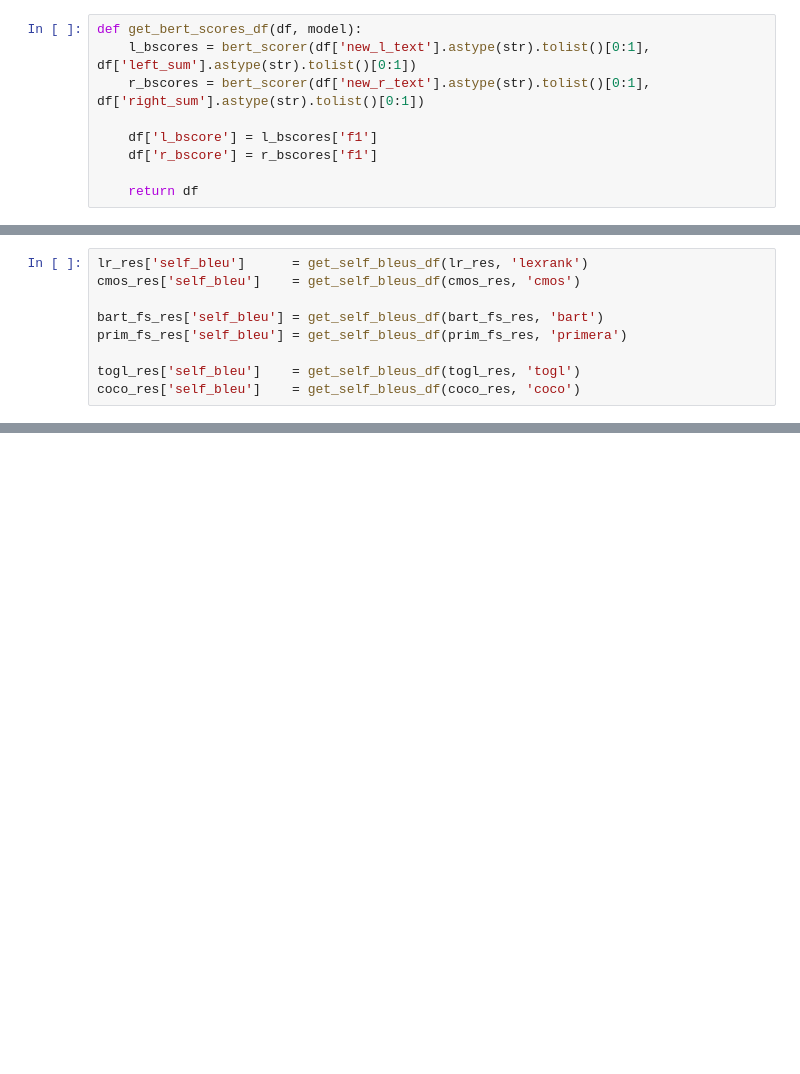
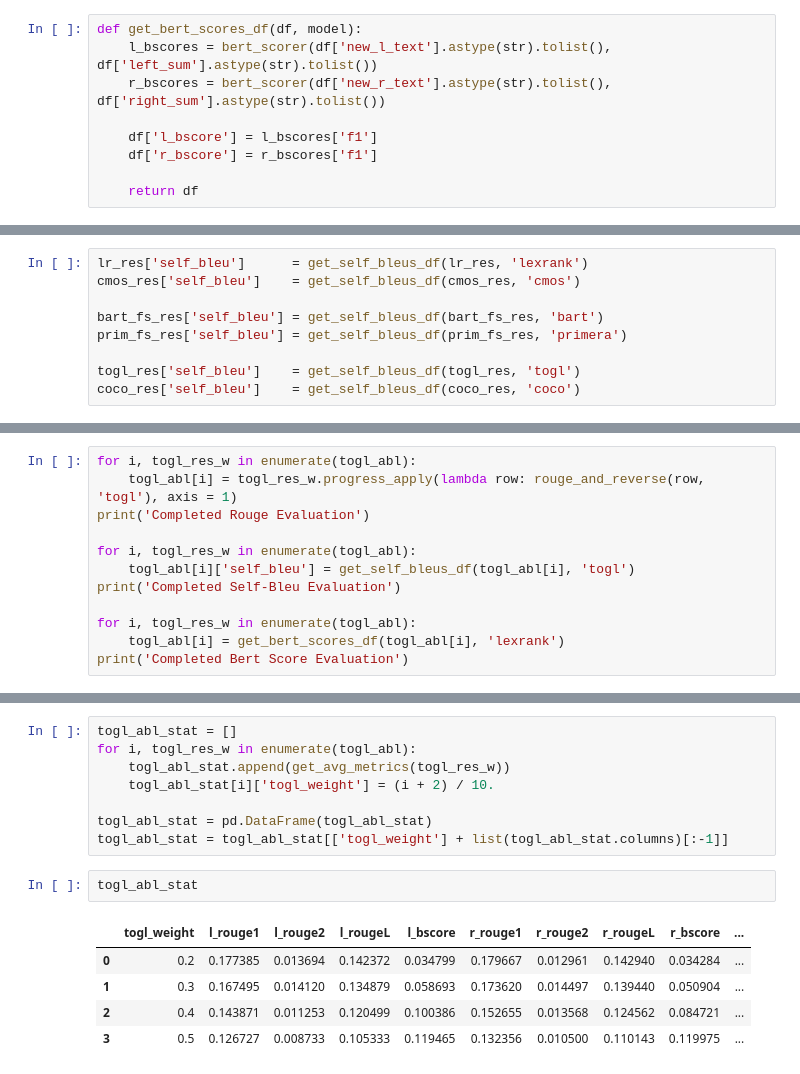
Before and after one commit to NickDeas/Abstract-Contrastive-Opinion-Summarization, a Jupyter notebook: code/experiments/Full Evaluation.ipynb, the cells around one changed output, grey strips where cells are left out. Drawn from its saved outputs; the diff is of its cells as text; blank space fills up the shorter version.

Commit message:
Full Evaluation Results

```diff
--- a/code/experiments/Full Evaluation.ipynb
+++ b/code/experiments/Full Evaluation.ipynb
@@ -133,8 +156,8 @@ def get_self_bleus_df(df, model):
     return self_bleus
 # %%
 def get_bert_scores_df(df, model):
-    l_bscores = bert_scorer(df['new_l_text'].astype(str).tolist()[0:1], df['left_sum'].astype(str).tolist()[0:1])
-    r_bscores = bert_scorer(df['new_r_text'].astype(str).tolist()[0:1], df['right_sum'].astype(str).tolist()[0:1])
+    l_bscores = bert_scorer(df['new_l_text'].astype(str).tolist(), df['left_sum'].astype(str).tolist())
+    r_bscores = bert_scorer(df['new_r_text'].astype(str).tolist(), df['right_sum'].astype(str).tolist())
 
     df['l_bscore'] = l_bscores['f1']
     df['r_bscore'] = r_bscores['f1']
@@ -265,0 +379,12 @@ get_avg_metrics(togl_res)
+# %%
+for i, togl_res_w in enumerate(togl_abl):
+    togl_abl[i] = togl_res_w.progress_apply(lambda row: rouge_and_reverse(row, 'togl'), axis = 1)
+print('Completed Rouge Evaluation')
+
+for i, togl_res_w in enumerate(togl_abl):
+    togl_abl[i]['self_bleu'] = get_self_bleus_df(togl_abl[i], 'togl')
+print('Completed Self-Bleu Evaluation')
+
+for i, togl_res_w in enumerate(togl_abl):
+    togl_abl[i] = get_bert_scores_df(togl_abl[i], 'lexrank')
+print('Completed Bert Score Evaluation')
@@ -265,0 +450,16 @@ get_avg_metrics(togl_res)
+# %%
+togl_abl_stat = []
+for i, togl_res_w in enumerate(togl_abl):
+    togl_abl_stat.append(get_avg_metrics(togl_res_w))
+    togl_abl_stat[i]['togl_weight'] = (i + 2) / 10.
+
+togl_abl_stat = pd.DataFrame(togl_abl_stat)
+togl_abl_stat = togl_abl_stat[['togl_weight'] + list(togl_abl_stat.columns)[:-1]]
+# %%
+togl_abl_stat
+# %% [output]
+|  | togl_weight | l_rouge1 | l_rouge2 | l_rougeL | l_bscore | r_rouge1 | r_rouge2 | r_rougeL | r_bscore | ... |
+| 0 | 0.2 | 0.177385 | 0.013694 | 0.142372 | 0.034799 | 0.179667 | 0.012961 | 0.142940 | 0.034284 | ... |
+| 1 | 0.3 | 0.167495 | 0.014120 | 0.134879 | 0.058693 | 0.173620 | 0.014497 | 0.139440 | 0.050904 | ... |
+| 2 | 0.4 | 0.143871 | 0.011253 | 0.120499 | 0.100386 | 0.152655 | 0.013568 | 0.124562 | 0.084721 | ... |
+| 3 | 0.5 | 0.126727 | 0.008733 | 0.105333 | 0.119465 | 0.132356 | 0.010500 | 0.110143 | 0.119975 | ... |
```
Also changed, not shown: parts of 25 cells of this notebook, 2 other files.
